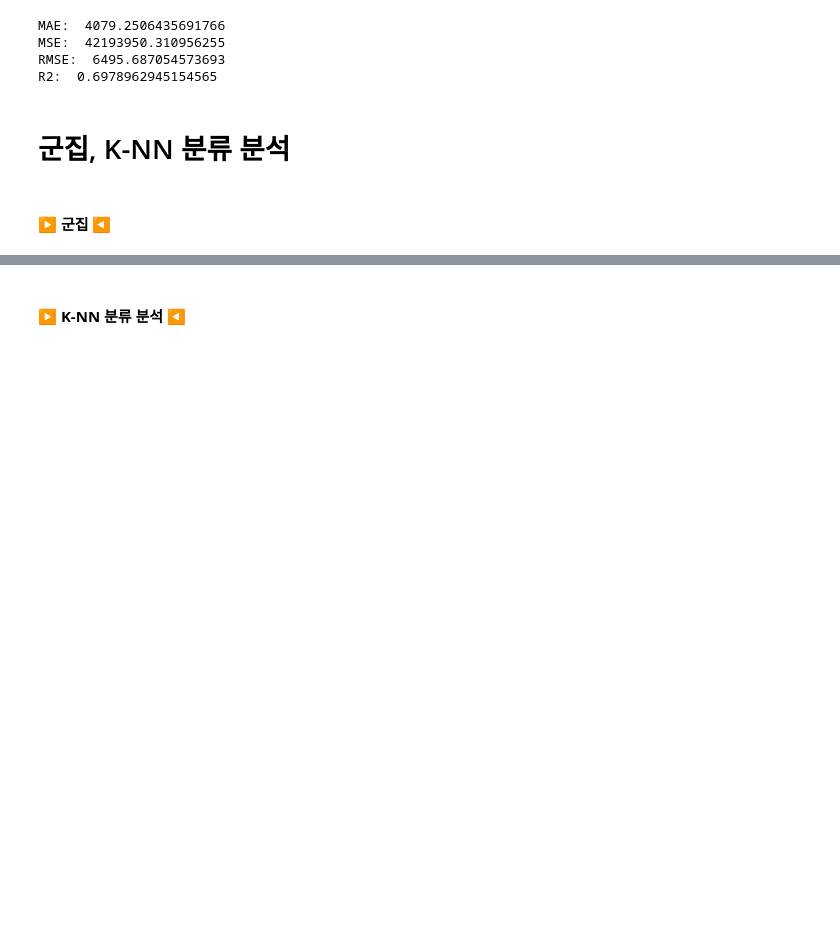
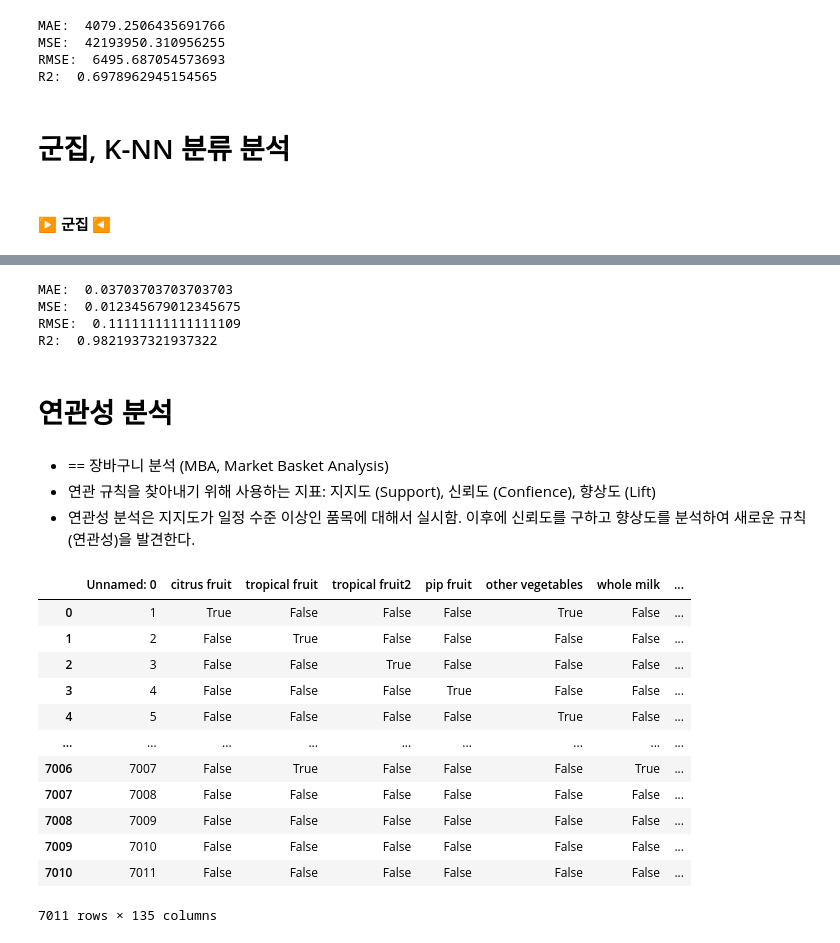
Before and after one commit to chickengak/TIL, a Jupyter notebook: dev-journey/big-data/myPractice-bbg.ipynb, the cells around one changed output, grey strips where cells are left out. Saved outputs shown, nothing was run; the diff lists cells and outputs as text; code cells hidden in the pictures; blank space fills up the shorter version.

```diff
--- a/dev-journey/big-data/myPractice-bbg.ipynb
+++ b/dev-journey/big-data/myPractice-bbg.ipynb
@@ -1306,2 +1441,54 @@ R2:  0.6978962945154565
+# %%
+from sklearn.datasets import load_iris
+from sklearn.preprocessing import StandardScaler
+from sklearn.model_selection import train_test_split
+from sklearn.neighbors import KNeighborsRegressor
+from sklearn.metrics import mean_absolute_error, mean_squared_error, r2_score
+
+iris = load_iris()
+iris_X = pd.DataFrame(iris['data'], columns=iris['feature_names'])
+iris_Y = pd.DataFrame(iris['target'], columns=['target'])
+train_X, val_X, train_Y, val_Y = train_test_split(iris_X, iris_Y, train_size=0.7, random_state=42)
+
+scaler = StandardScaler()
+train_X_scaled = scaler.fit_transform(train_X)
+val_X_scaled = scaler.transform(val_X)
+
+model = KNeighborsRegressor(3)     # n_neighbors=3
+model.fit(train_X_scaled, train_Y)
+
+predicted = model.predict(val_X_scaled)
+print('MAE: ', mean_absolute_error(val_Y, predicted))
+print('MSE: ', mse:=mean_squared_error(val_Y, predicted))
+print('RMSE: ', np.sqrt(mse))
+print('R2: ', r2_score(val_Y, predicted))
+# %% [output]
+MAE:  0.03703703703703703
+MSE:  0.012345679012345675
+RMSE:  0.11111111111111109
+R2:  0.9821937321937322
 # %% [markdown]
-#### **▶ K-NN 분류 분석 ◀**
+# 연관성 분석
+# %% [markdown]
+- == 장바구니 분석 (MBA, Market Basket Analysis)
+- 연관 규칙을 찾아내기 위해 사용하는 지표: 지지도 (Support), 신뢰도 (Confience), 향상도 (Lift)
+- 연관성 분석은 지지도가 일정 수준 이상인 품목에 대해서 실시함. 이후에 신뢰도를 구하고 향상도를 분석하여 새로운 규칙(연관성)을 발견한다.
+# %%
+from mixend.frequent_patterns import apriori, associtaion_rules
+
+df = pd.read_csv('samples/grocery.csv')
+df
+# %% [output]
+|  | Unnamed: 0 | citrus fruit | tropical fruit | tropical fruit2 | pip fruit | other vegetables | whole milk | ... |
+| 0 | 1 | True | False | False | False | True | False | ... |
+| 1 | 2 | False | True | False | False | False | False | ... |
+| 2 | 3 | False | False | True | False | False | False | ... |
+| 3 | 4 | False | False | False | True | False | False | ... |
+| 4 | 5 | False | False | False | False | True | False | ... |
+| ... | ... | ... | ... | ... | ... | ... | ... | ... |
+| 7006 | 7007 | False | True | False | False | False | True | ... |
+| 7007 | 7008 | False | False | False | False | False | False | ... |
+| 7008 | 7009 | False | False | False | False | False | False | ... |
+| 7009 | 7010 | False | False | False | False | False | False | ... |
+| 7010 | 7011 | False | False | False | False | False | False | ... |
+7011 rows × 135 columns
```
Also changed, not shown: parts of 13 cells of this notebook.
